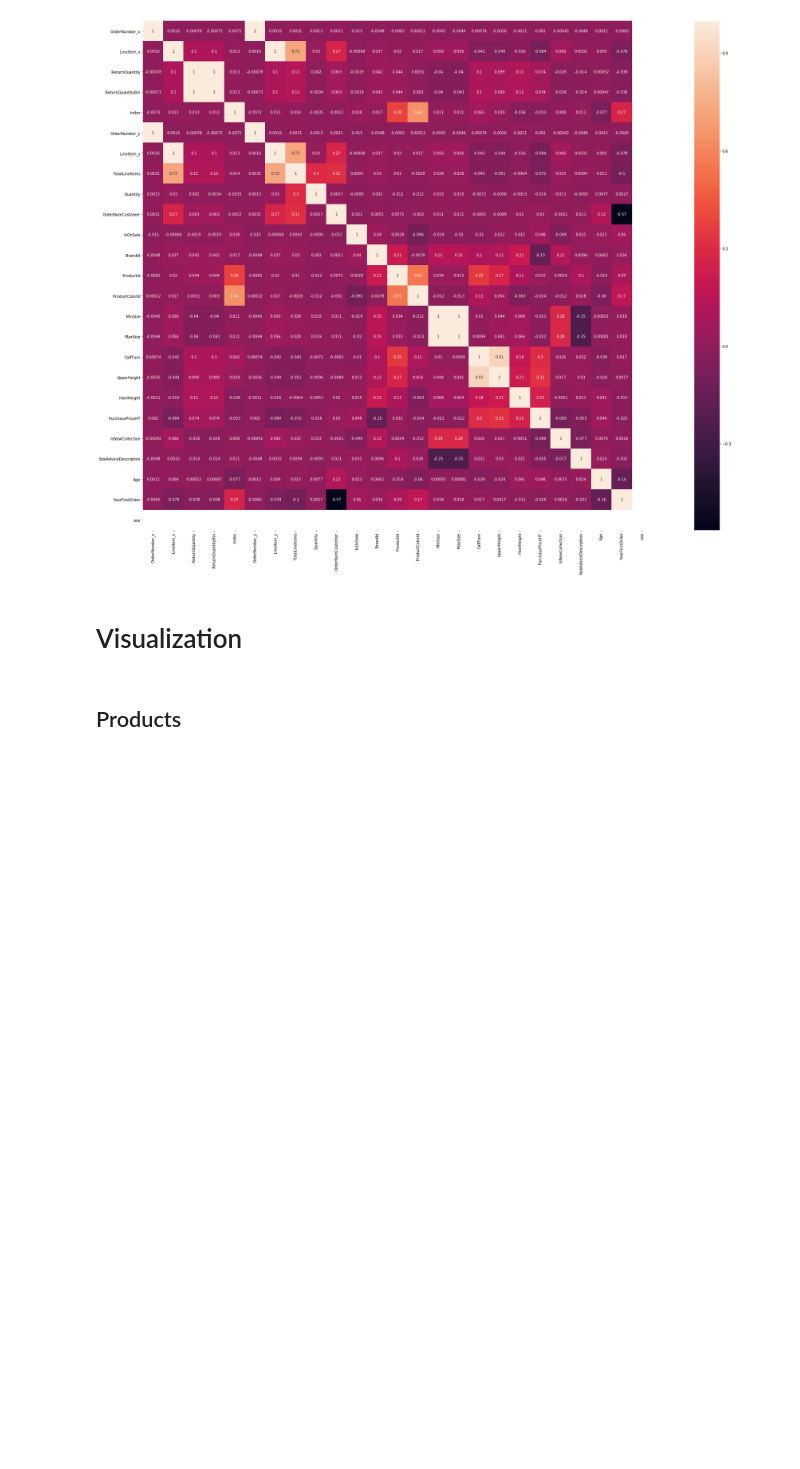
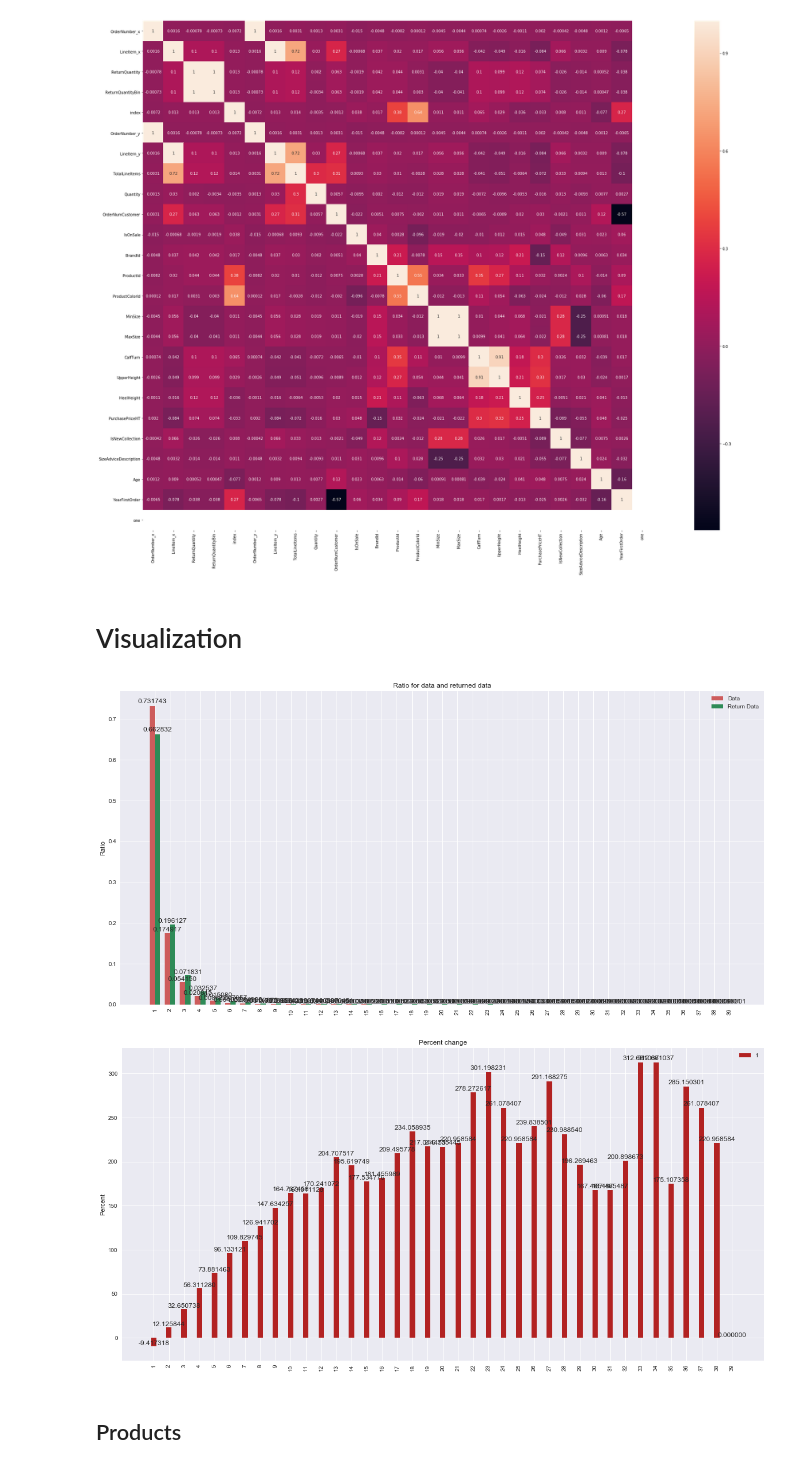
Before and after one commit to pepi4e/SD210-ML-challenge, a Jupyter notebook: statistiques.ipynb, the cells around one changed output. Saved outputs shown, nothing was run; the diff lists cells and outputs as text; code cells hidden in the pictures; blank space fills up the shorter version.

```diff
--- a/statistiques.ipynb
+++ b/statistiques.ipynb
@@ -210,6 +276,12 @@ def percent (column):
 
     autolabel(rects1,ax)
     plt.show()
+# %%
+histogramme('LineItem_x')
+percent('LineItem_x')
+# %% [output]
+[figure, added]
+[figure, added]
 # %% [markdown]
 ## Products
 # %% [markdown]
```
Also changed, not shown: parts of 9 cells of this notebook.
